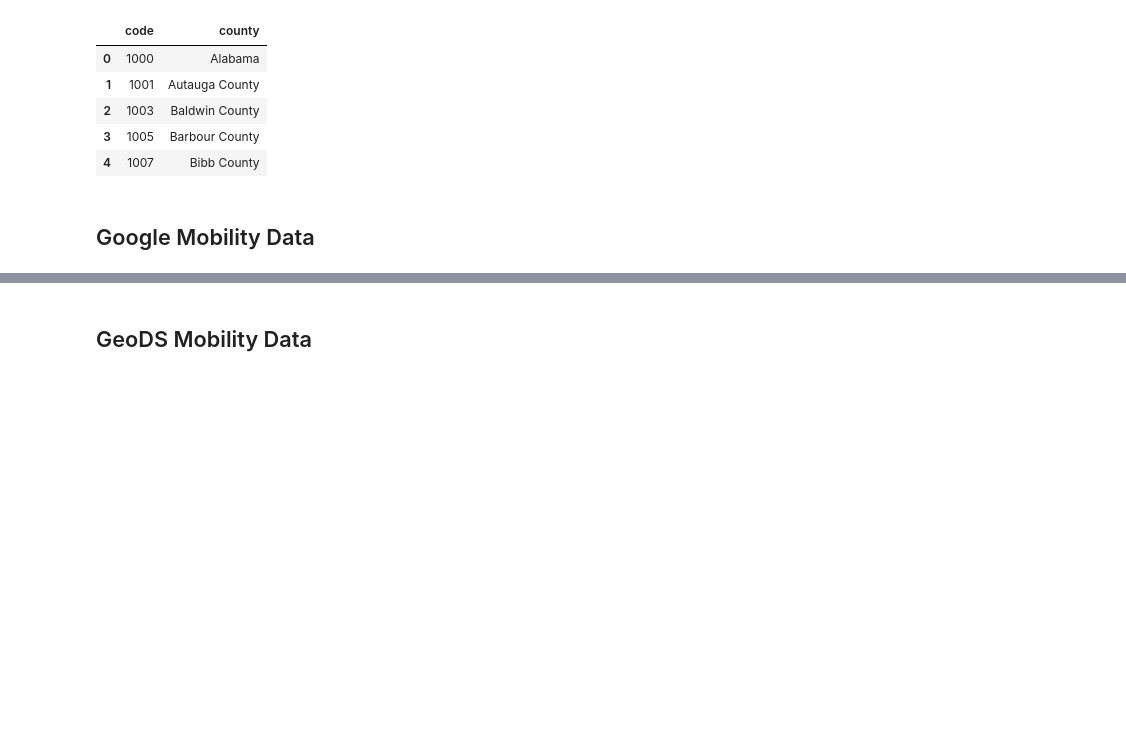
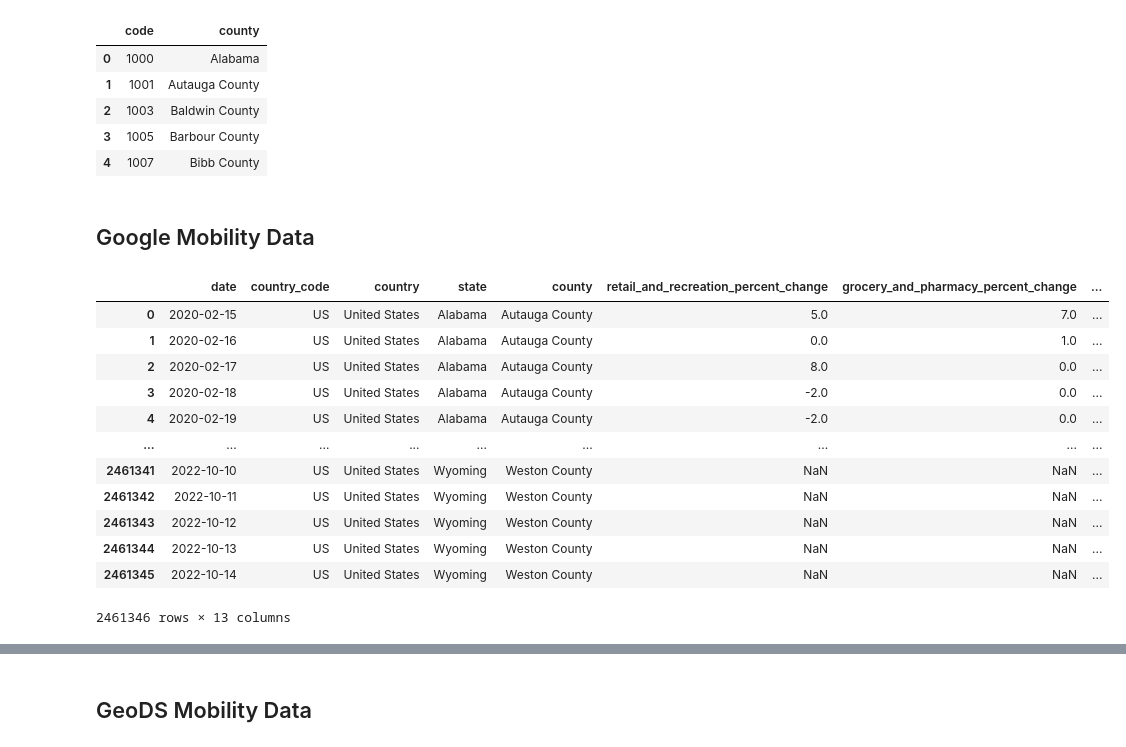
Before and after one commit to guptashrey/spread-of-airborne-diseases, a Jupyter notebook: src/getMobilityData.ipynb, the cells around one changed output, grey strips where cells are left out. Cells and saved outputs as stored; diff of their text form; code cells hidden in the pictures; blank space fills up the shorter version.

```diff
--- a/src/getMobilityData.ipynb
+++ b/src/getMobilityData.ipynb
@@ -49,10 +49,24 @@ display(county_codes_df.head())
 # %%
 output_folder = os.path.join(DATA_FOLDER_PATH, 'google_mobility_data')
 file_path = os.path.join(DATA_FOLDER_PATH, os.path.join('Cleaned_mobility_data', 'google_mobility_data.csv'))
 
 # Load the data
 google_mobility_data = load_google_mobility_data(data_path=output_folder)
-#display(google_mobility_data.head())
+display(google_mobility_data)
+# %% [output]
+|  | date | country_code | country | state | county | retail_and_recreation_percent_change | grocery_and_pharmacy_percent_change | ... |
+| 0 | 2020-02-15 | US | United States | Alabama | Autauga County | 5.0 | 7.0 | ... |
+| 1 | 2020-02-16 | US | United States | Alabama | Autauga County | 0.0 | 1.0 | ... |
+| 2 | 2020-02-17 | US | United States | Alabama | Autauga County | 8.0 | 0.0 | ... |
+| 3 | 2020-02-18 | US | United States | Alabama | Autauga County | -2.0 | 0.0 | ... |
+| 4 | 2020-02-19 | US | United States | Alabama | Autauga County | -2.0 | 0.0 | ... |
+| ... | ... | ... | ... | ... | ... | ... | ... | ... |
+| 2461341 | 2022-10-10 | US | United States | Wyoming | Weston County | NaN | NaN | ... |
+| 2461342 | 2022-10-11 | US | United States | Wyoming | Weston County | NaN | NaN | ... |
+| 2461343 | 2022-10-12 | US | United States | Wyoming | Weston County | NaN | NaN | ... |
+| 2461344 | 2022-10-13 | US | United States | Wyoming | Weston County | NaN | NaN | ... |
+| 2461345 | 2022-10-14 | US | United States | Wyoming | Weston County | NaN | NaN | ... |
+2461346 rows × 13 columns
 # %%
 # Get the NY data
 google_mobility_data_NY = google_mobility_data[google_mobility_data['state'] == 'New York']
```
Also changed, not shown: parts of 1 cell of this notebook, 1 other file.
